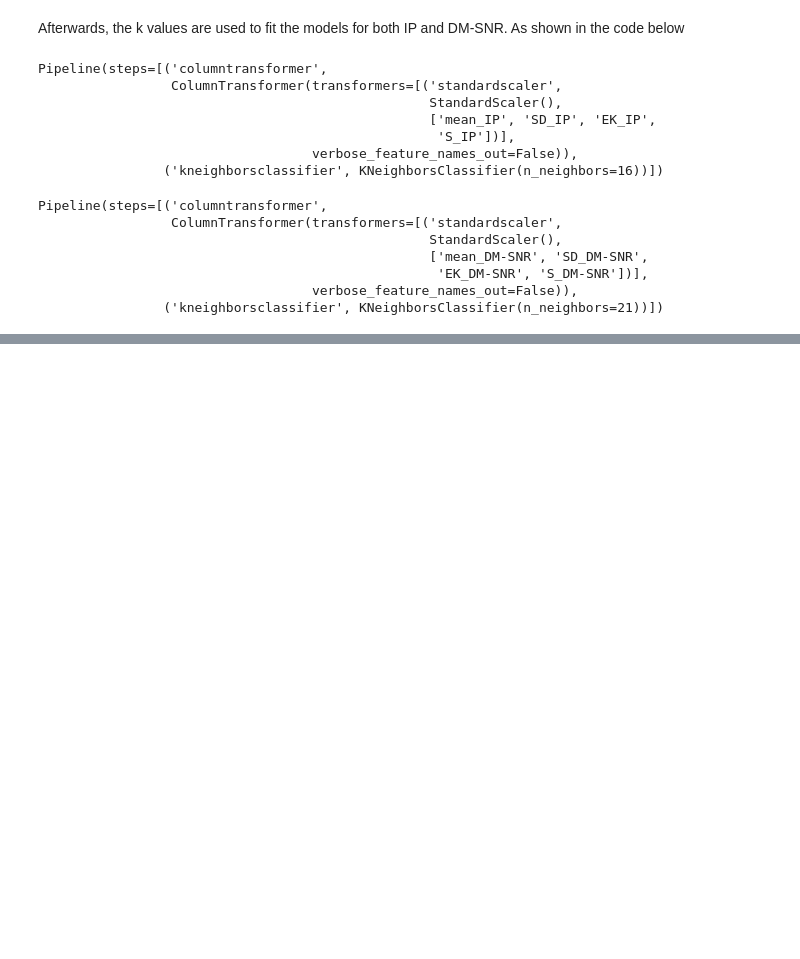
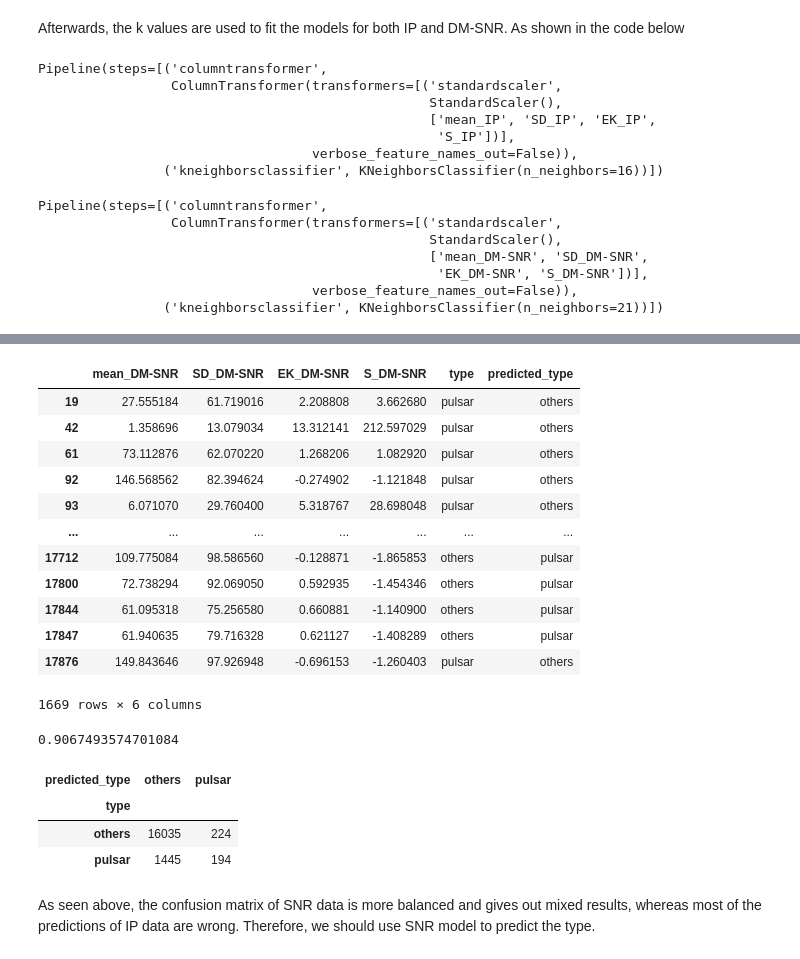
Before and after one commit to dorni12/DSCI100_GroupProject, a Jupyter notebook: DSCI_100_group_project.ipynb, the cells around one changed output, grey strips where cells are left out. Saved outputs shown, nothing was run; the diff lists cells and outputs as text; code cells hidden in the pictures; blank space fills up the shorter version.

```diff
--- a/DSCI_100_group_project.ipynb
+++ b/DSCI_100_group_project.ipynb
@@ -428,0 +542,41 @@ Pipeline(steps=[('columntransformer',
+# %%
+pulsar_SNR[pulsar_SNR["type"] != pulsar_SNR["predicted_type"]]
+##Found the columns in which the predictions are not True
+# %% [output]
+|  | mean_DM-SNR | SD_DM-SNR | EK_DM-SNR | S_DM-SNR | type | predicted_type |
+| 19 | 27.555184 | 61.719016 | 2.208808 | 3.662680 | pulsar | others |
+| 42 | 1.358696 | 13.079034 | 13.312141 | 212.597029 | pulsar | others |
+| 61 | 73.112876 | 62.070220 | 1.268206 | 1.082920 | pulsar | others |
+| 92 | 146.568562 | 82.394624 | -0.274902 | -1.121848 | pulsar | others |
+| 93 | 6.071070 | 29.760400 | 5.318767 | 28.698048 | pulsar | others |
+| ... | ... | ... | ... | ... | ... | ... |
+| 17712 | 109.775084 | 98.586560 | -0.128871 | -1.865853 | others | pulsar |
+| 17800 | 72.738294 | 92.069050 | 0.592935 | -1.454346 | others | pulsar |
+| 17844 | 61.095318 | 75.256580 | 0.660881 | -1.140900 | others | pulsar |
+| 17847 | 61.940635 | 79.716328 | 0.621127 | -1.408289 | others | pulsar |
+| 17876 | 149.843646 | 97.926948 | -0.696153 | -1.260403 | pulsar | others |
+1669 rows × 6 columns
+# %%
+correct_preds_SNR = pulsar_SNR[
+    pulsar_SNR['type'] == pulsar_SNR['predicted_type']
+]
+
+correct_preds_SNR.shape[0] / pulsar_SNR.shape[0]
+
+## Finding the Accuracy of the model
+# %% [output]
+0.9067493574701084
+# %%
+confusion_matrix_SNR = pd.crosstab(
+    pulsar_SNR["type"],
+    pulsar_SNR["predicted_type"]
+)
+confusion_matrix_SNR
+## Making Confusion Matrix
+# %% [output]
+| predicted_type | others | pulsar |
+| type |  |  |
+| others | 16035 | 224 |
+| pulsar | 1445 | 194 |
+# %% [markdown]
+As seen above, the confusion matrix of SNR data is more balanced and gives out mixed results, whereas most of the predictions of IP data are wrong. Therefore, we should use SNR model to predict the type.
```
Also changed, not shown: parts of 16 cells of this notebook.
